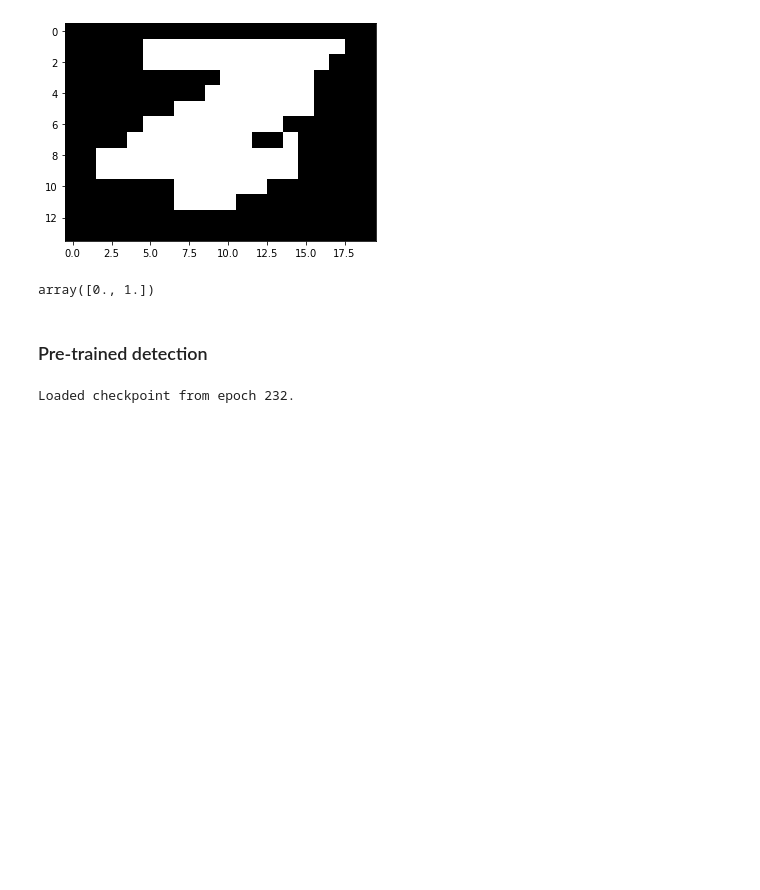
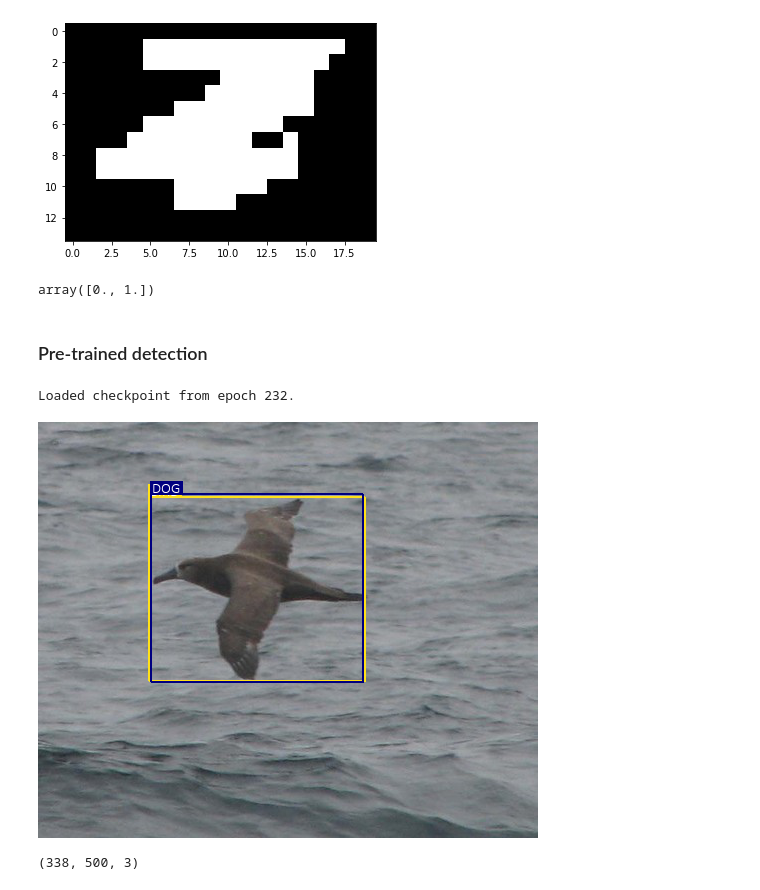
Before and after one commit to kaaeaate/optimal-kernels, a Jupyter notebook: Attention_TemplateMatching_FT/How to use attention to get template and kernel?.ipynb, the cells around one changed output. Cells and saved outputs as stored; diff of their text form; code cells hidden in the pictures; blank space fills up the shorter version.

Commit message:
Added pre-trained detection

```diff
--- a/Attention_TemplateMatching_FT/How to use attention to get template and kernel?.ipynb
+++ b/Attention_TemplateMatching_FT/How to use attention to get template and kernel?.ipynb
@@ -34,7 +34,7 @@ transform = A.Compose([
 
 train_set = OneImageDataset(images_folder = dataset_path / 'images/001.Black_footed_Albatross/',
                             masks_folder = dataset_path / 'masks/001.Black_footed_Albatross/',
-                            idx=5,
+                            idx=2,
                             img_transform=transform)
 # %%
 batch_size=1
@@ -185,2 +187,9 @@ detect_img = Image.open(path).convert('RGB')
 # %%
-detect(original_image=detect_img, min_score=0.2, max_overlap=0.5, top_k=200).show()
+# detect(original_image=im.convert('RGB'), min_score=0.2, max_overlap=0.5, top_k=200)
+detect(original_image=detect_img, min_score=0.2, max_overlap=0.5, top_k=200)
+# %% [output]
+[figure, added]
+# %%
+np.array(detect_img).shape
+# %% [output]
+(338, 500, 3)
```
Also changed, not shown: parts of 4 cells of this notebook, 1 other file.
